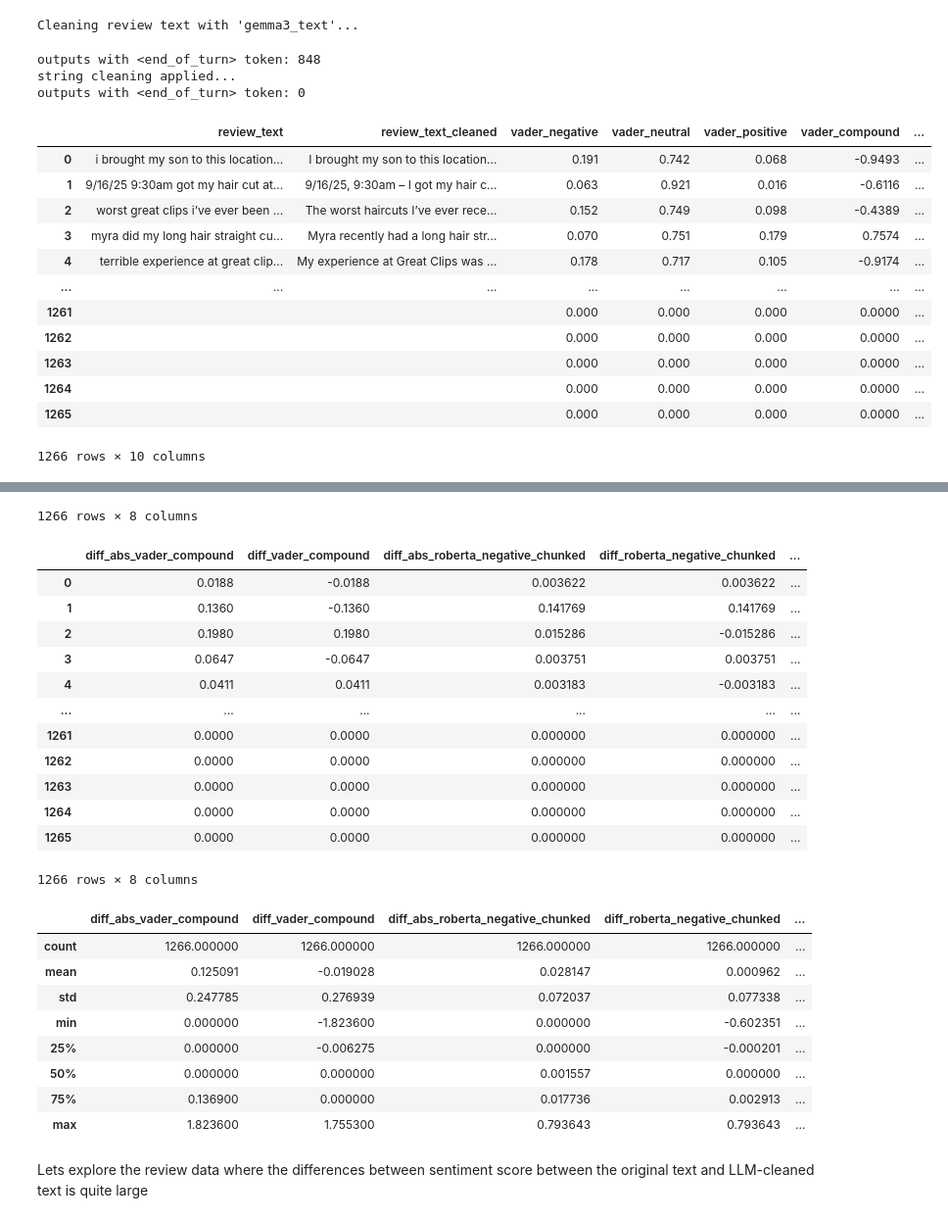
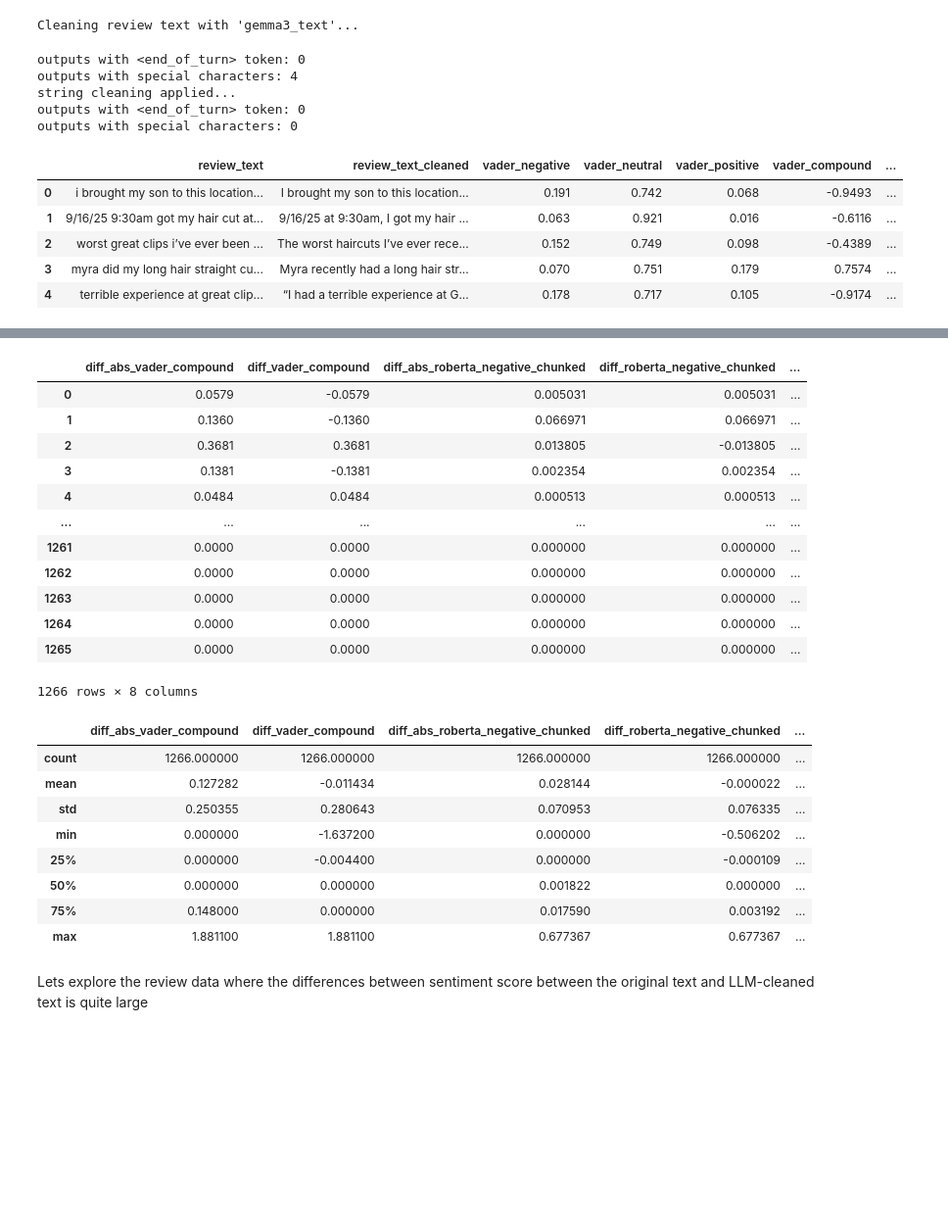
Before and after one commit to Austinedo/GC_sentiment_analysis, a Jupyter notebook: notebooks/sentiment_analysis.ipynb, the cells around one changed output, grey strips where cells are left out. Shown at 98% size. Cells and saved outputs as stored; diff of their text form; code cells hidden in the pictures; blank space fills up the shorter version.

```diff
--- a/notebooks/sentiment_analysis.ipynb
+++ b/notebooks/sentiment_analysis.ipynb
@@ -785,13 +785,28 @@ Cleaning review text with 'gemma3_text'...
 # removing <end_of_turn> token from the model output string (Data post-processing)
 
 print('outputs with <end_of_turn> token:', reviews['review_text_cleaned'].str.contains('<end_of_turn').sum())
-reviews['review_text_cleaned'] = reviews['review_text_cleaned'].str.replace('<end_of_turn>', '', regex=False)
+print('outputs with special characters:', reviews['review_text_cleaned'].apply(lambda x: not x.isprintable()).sum())
+
+reviews['review_text_cleaned'] = (
+    reviews['review_text_cleaned']
+    .str.replace('<end_of_turn>', '', regex=False)  # remove <end_of_turn> token from model output
+    .str.replace('[\n\r\t]', '', regex=True)        # actual newlines, tabs, carriage returns
+    .str.replace(r' +', ' ', regex=True)            # multiple spaces to single space
+    .str.strip()
+)
+reviews['review_text_cleaned'] = reviews['review_text_cleaned'].apply(
+    lambda x: "".join(char for char in x if char.isprintable()) # remove any character that is 'non-printable'
+)
 print('string cleaning applied...')
+
 print('outputs with <end_of_turn> token:', reviews['review_text_cleaned'].str.contains('<end_of_turn').sum())
+print('outputs with special characters:', reviews['review_text_cleaned'].apply(lambda x: not x.isprintable()).sum())
 # %% [output]
-outputs with <end_of_turn> token: 848
+outputs with <end_of_turn> token: 0
+outputs with special characters: 4
 string cleaning applied...
 outputs with <end_of_turn> token: 0
+outputs with special characters: 0
 # %%
 vader_sentiment = reviews['review_text_cleaned'].progress_apply(lambda text: sia.polarity_scores(text))
 reviews[['vader_negative_cleaned_text', 'vader_neutral_cleaned_text', 'vader_positive_cleaned_text', 'vader_compound_cleaned_text']] = vader_sentiment.apply(pd.Series)
@@ -801,23 +816,16 @@ reviews[['roberta_negative_chunked_cleaned_text', 'roberta_neutral_chunked_clean
 # %%
 display(reviews[['review_text', 'review_text_cleaned',
                  'vader_negative','vader_neutral', 'vader_positive', 'vader_compound',
-                 'vader_negative_cleaned_text','vader_neutral_cleaned_text', 'vader_positive_cleaned_text', 'vader_compound_cleaned_text']])
+                 'vader_negative_cleaned_text','vader_neutral_cleaned_text', 'vader_positive_cleaned_text', 'vader_compound_cleaned_text']].head())
 display(reviews[['review_text', 'review_text_cleaned',
                  'roberta_negative_chunked', 'roberta_neutral_chunked', 'roberta_positive_chunked',
-                 'roberta_negative_chunked_cleaned_text', 'roberta_neutral_chunked_cleaned_text', 'roberta_positive_chunked_cleaned_text']])
+                 'roberta_negative_chunked_cleaned_text', 'roberta_neutral_chunked_cleaned_text', 'roberta_positive_chunked_cleaned_text']].head())
 # %% [output]
 |  | review_text | review_text_cleaned | vader_negative | vader_neutral | vader_positive | vader_compound | ... |
 | 0 | i brought my son to this location... | I brought my son to this location... | 0.191 | 0.742 | 0.068 | -0.9493 | ... |
-| 1 | 9/16/25 9:30am got my hair cut at... | 9/16/25, 9:30am – I got my hair c... | 0.063 | 0.921 | 0.016 | -0.6116 | ... |
+| 1 | 9/16/25 9:30am got my hair cut at... | 9/16/25 at 9:30am, I got my hair ... | 0.063 | 0.921 | 0.016 | -0.6116 | ... |
 | 2 | worst great clips i’ve ever been ... | The worst haircuts I’ve ever rece... | 0.152 | 0.749 | 0.098 | -0.4389 | ... |
 | 3 | myra did my long hair straight cu... | Myra recently had a long hair str... | 0.070 | 0.751 | 0.179 | 0.7574 | ... |
-| 4 | terrible experience at great clip... | My experience at Great Clips was ... | 0.178 | 0.717 | 0.105 | -0.9174 | ... |
-| ... | ... | ... | ... | ... | ... | ... | ... |
-| 1261 |  |  | 0.000 | 0.000 | 0.000 | 0.0000 | ... |
-| 1262 |  |  | 0.000 | 0.000 | 0.000 | 0.0000 | ... |
-| 1263 |  |  | 0.000 | 0.000 | 0.000 | 0.0000 | ... |
-| 1264 |  |  | 0.000 | 0.000 | 0.000 | 0.0000 | ... |
-| 1265 |  |  | 0.000 | 0.000 | 0.000 | 0.0000 | ... |
+| 4 | terrible experience at great clip... | “I had a terrible experience at G... | 0.178 | 0.717 | 0.105 | -0.9174 | ... |
-1266 rows × 10 columns
 |  | review_text | review_text_cleaned | roberta_negative_chunked | roberta_neutral_chunked | roberta_positive_chunked | ... |
 | 0 | i brought my son to this location... | I brought my son to this location... | 0.975971 | 0.021440 | 0.002589 | ... |
@@ -834,4 +836,3 @@ display(reviews[['review_text', 'review_text_cleaned',
-1266 rows × 8 columns
 # %%
 # lets see the differences in the model outputs between the raw and cleaned text
 
@@ -853,11 +854,11 @@ display(diff)
 diff.describe()
 # %% [output]
 |  | diff_abs_vader_compound | diff_vader_compound | diff_abs_roberta_negative_chunked | diff_roberta_negative_chunked | ... |
-| 0 | 0.0188 | -0.0188 | 0.003622 | 0.003622 | ... |
-| 1 | 0.1360 | -0.1360 | 0.141769 | 0.141769 | ... |
-| 2 | 0.1980 | 0.1980 | 0.015286 | -0.015286 | ... |
-| 3 | 0.0647 | -0.0647 | 0.003751 | 0.003751 | ... |
-| 4 | 0.0411 | 0.0411 | 0.003183 | -0.003183 | ... |
+| 0 | 0.0579 | -0.0579 | 0.005031 | 0.005031 | ... |
+| 1 | 0.1360 | -0.1360 | 0.066971 | 0.066971 | ... |
+| 2 | 0.3681 | 0.3681 | 0.013805 | -0.013805 | ... |
+| 3 | 0.1381 | -0.1381 | 0.002354 | 0.002354 | ... |
+| 4 | 0.0484 | 0.0484 | 0.000513 | 0.000513 | ... |
 | ... | ... | ... | ... | ... | ... |
 | 1261 | 0.0000 | 0.0000 | 0.000000 | 0.000000 | ... |
 | 1262 | 0.0000 | 0.0000 | 0.000000 | 0.000000 | ... |
@@ -867,13 +868,13 @@ diff.describe()
 1266 rows × 8 columns
 |  | diff_abs_vader_compound | diff_vader_compound | diff_abs_roberta_negative_chunked | diff_roberta_negative_chunked | ... |
 | count | 1266.000000 | 1266.000000 | 1266.000000 | 1266.000000 | ... |
-| mean | 0.125091 | -0.019028 | 0.028147 | 0.000962 | ... |
-| std | 0.247785 | 0.276939 | 0.072037 | 0.077338 | ... |
-| min | 0.000000 | -1.823600 | 0.000000 | -0.602351 | ... |
-| 25% | 0.000000 | -0.006275 | 0.000000 | -0.000201 | ... |
-| 50% | 0.000000 | 0.000000 | 0.001557 | 0.000000 | ... |
-| 75% | 0.136900 | 0.000000 | 0.017736 | 0.002913 | ... |
-| max | 1.823600 | 1.755300 | 0.793643 | 0.793643 | ... |
+| mean | 0.127282 | -0.011434 | 0.028144 | -0.000022 | ... |
+| std | 0.250355 | 0.280643 | 0.070953 | 0.076335 | ... |
+| min | 0.000000 | -1.637200 | 0.000000 | -0.506202 | ... |
+| 25% | 0.000000 | -0.004400 | 0.000000 | -0.000109 | ... |
+| 50% | 0.000000 | 0.000000 | 0.001822 | 0.000000 | ... |
+| 75% | 0.148000 | 0.000000 | 0.017590 | 0.003192 | ... |
+| max | 1.881100 | 1.881100 | 0.677367 | 0.677367 | ... |
 # %%
 # lets visualize the differences
 import plotly.figure_factory as ff
```
Also changed, not shown: parts of 8 cells of this notebook, 1 other file.
